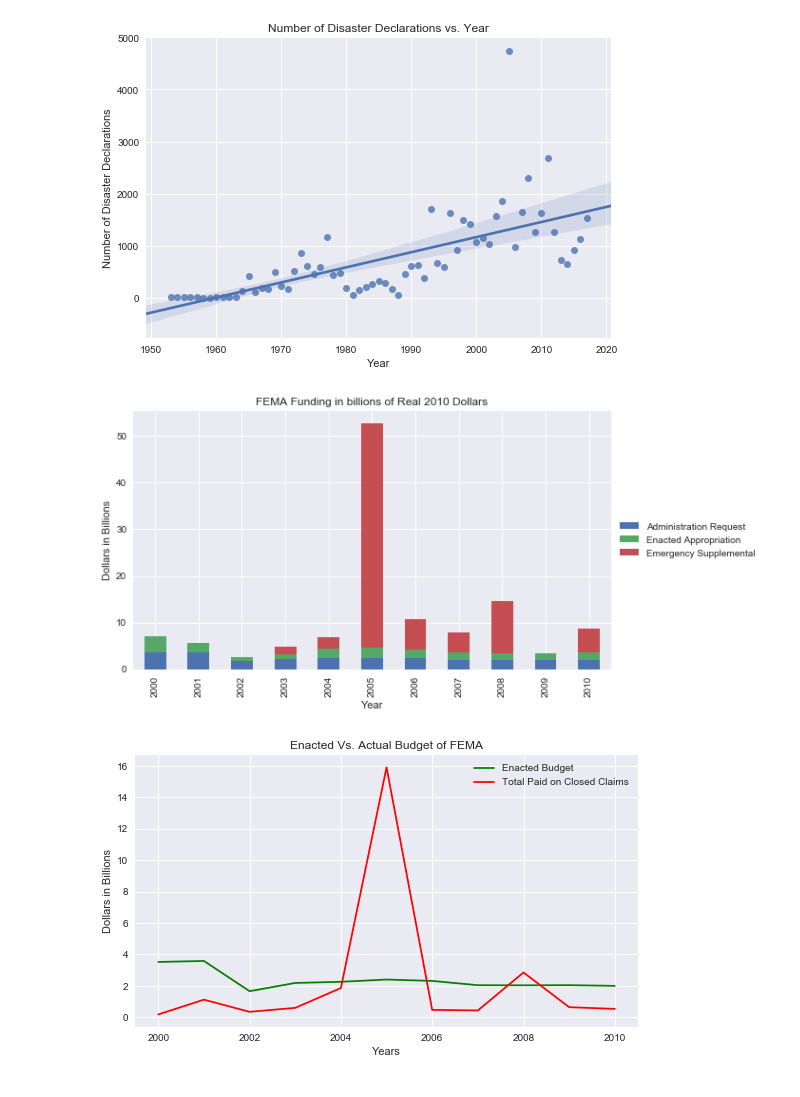
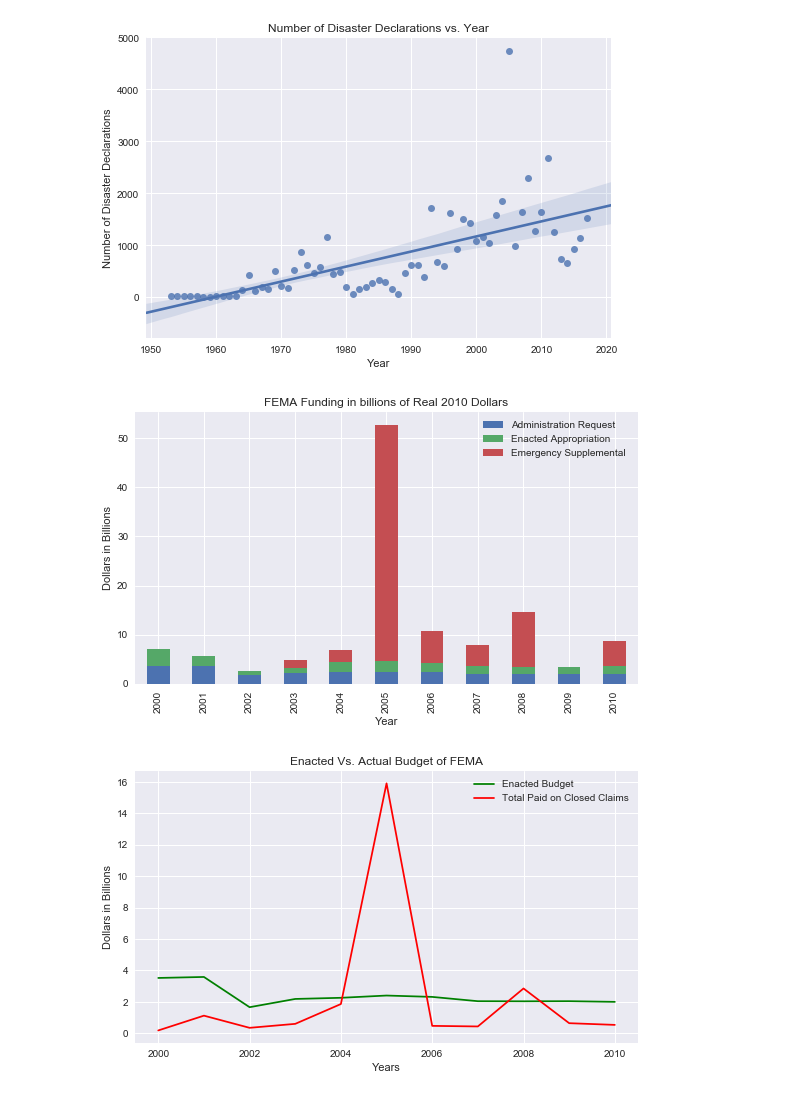
Before and after one commit to XiaoMYu/TheRainMaker, a Jupyter notebook: FEMA_data_v2.ipynb, the cells around one changed output. Saved outputs shown, nothing was run; the diff lists cells and outputs as text; code cells hidden in the pictures.

```diff
--- a/FEMA_data_v2.ipynb
+++ b/FEMA_data_v2.ipynb
@@ -173,21 +173,21 @@ plt.show()
 # %%
 #FEMA budget VS Year | bar graph
 plt.rcParams["figure.figsize"] = [9,5]
 year_x = fema_funding['Year']
 budget_g = fema_funding[['Administration Request', 'Enacted Appropriation', 'Emergency Supplemental ']].plot(x= year_x, kind='bar', stacked=True)
-budget_g.legend(loc='center left', bbox_to_anchor=(1, 0.5))
+#budget_g.legend(loc='center left', bbox_to_anchor=(1, 0.5))
 
 # Set title and labels
 plt.title('FEMA Funding in billions of Real 2010 Dollars')
 plt.xlabel('Year')
 plt.ylabel('Dollars in Billions')
 
 #Save as png and show graph
 femafunding = plt.gcf()
 plt.savefig('FEMAFunding.png')
 plt.show()
 # %% [output]
-[figure, old version]
+[figure, new version]
 # %%
 #Enacted appropriation + Administration request
 femabudget = fema_funding['Administration Request'].tolist()
```
Also changed, not shown: parts of 1 cell of this notebook, 3 other files.
